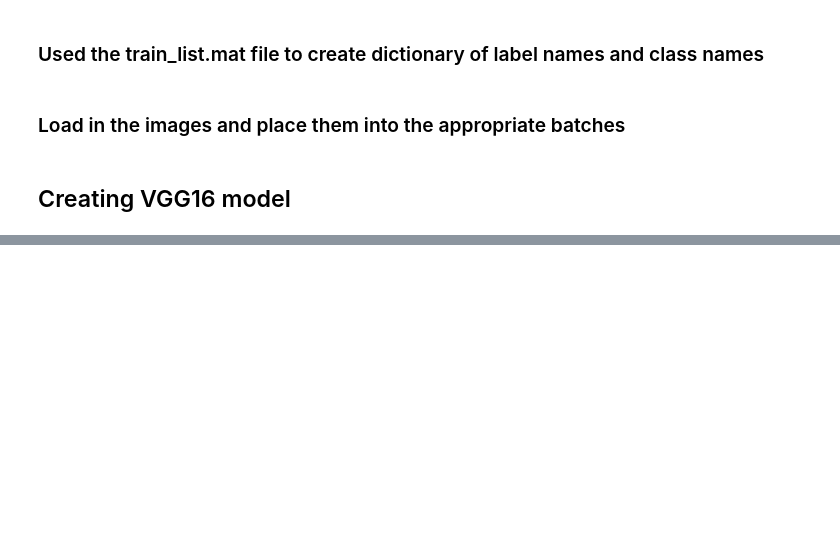
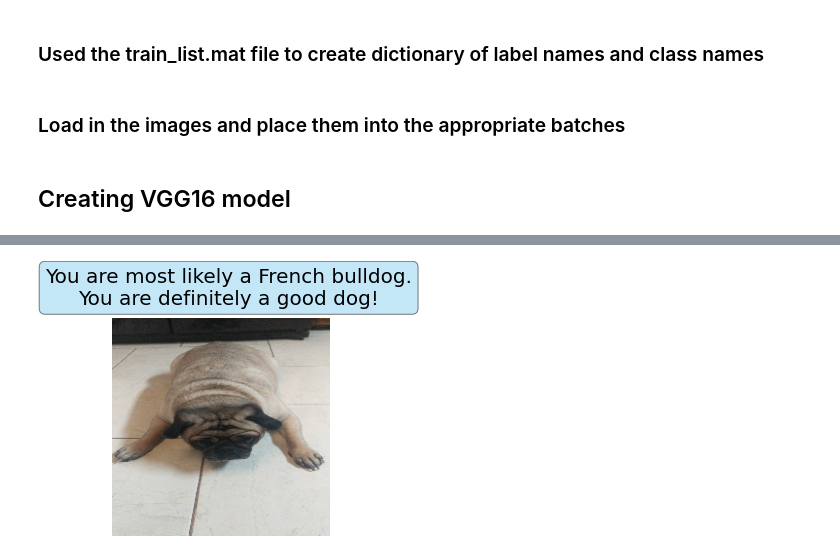
Before and after one commit to nguyenbel/whos-a-good-boy, a Jupyter notebook: dogs_model_testing.ipynb, the cells around one changed output, grey strips where cells are left out. Cells and saved outputs as stored; diff of their text form; code cells hidden in the pictures; blank space fills up the shorter version.

```diff
--- a/dogs_model_testing.ipynb
+++ b/dogs_model_testing.ipynb
@@ -265,0 +368,4 @@ Epoch 5/8
+# %%
+vgg_breed_predict('extras/demo/loaf.jpg', breeds)
+# %% [output]
+[figure, added]
```
Also changed, not shown: parts of 58 cells of this notebook, 15 other files.
